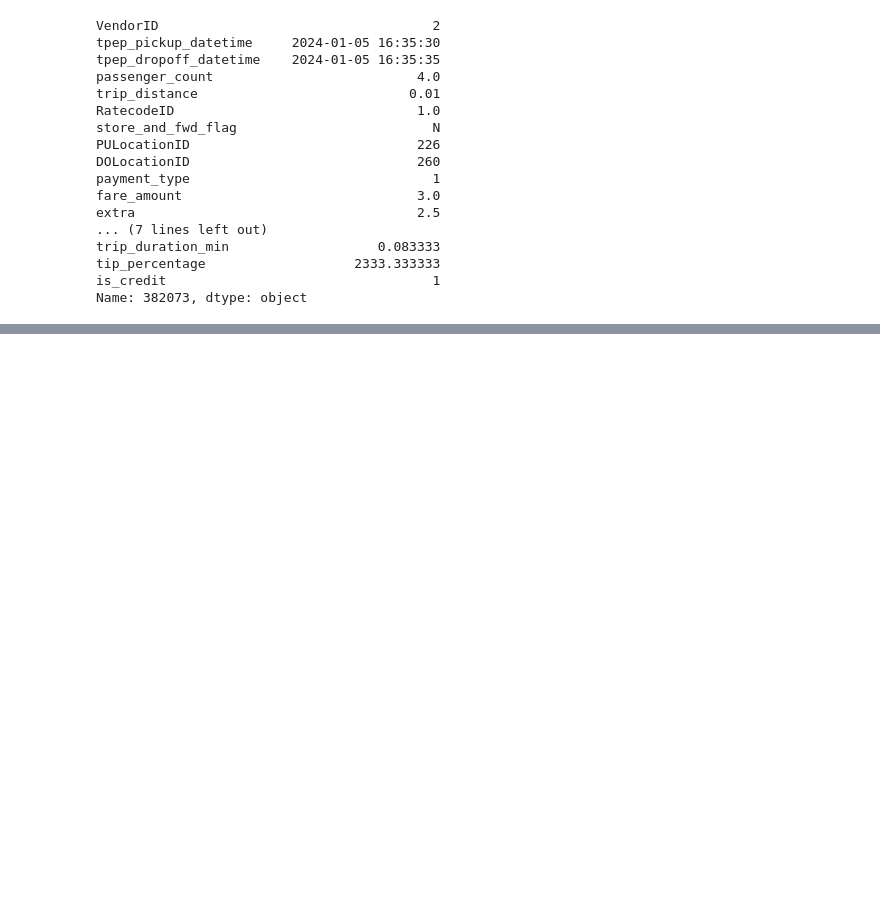
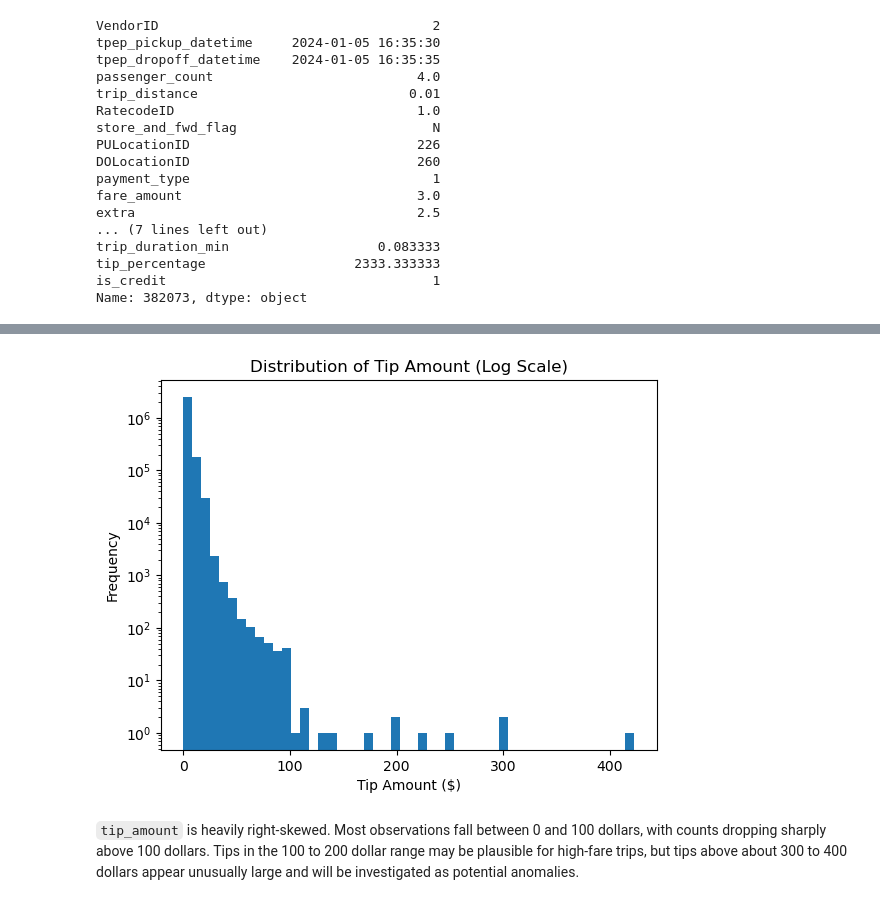
Before and after one commit to inukbaik/nyc-taxi-tipping-analysis, a Jupyter notebook: nyc_taxi_tipping_analysis.ipynb, the cells around one changed output, grey strips where cells are left out. Saved outputs shown, nothing was run; the diff lists cells and outputs as text; code cells hidden in the pictures; blank space fills up the shorter version.

Commit message:
Add initial descriptive analysis and plots on key variables

```diff
--- a/nyc_taxi_tipping_analysis.ipynb
+++ b/nyc_taxi_tipping_analysis.ipynb
@@ -239,0 +289,11 @@ Name: 382073, dtype: object
+# %%
+plt.figure()
+plt.hist(df_clean["tip_amount"] + 0.01, bins=50, log=True)
+plt.xlabel("Tip Amount ($)")
+plt.ylabel("Frequency")
+plt.title("Distribution of Tip Amount (Log Scale)")
+plt.show()
+# %% [output]
+[figure, added]
+# %% [markdown]
+`tip_amount` is heavily right-skewed. Most observations fall between 0 and 100 dollars, with counts dropping sharply above 100 dollars. Tips in the 100 to 200 dollar range may be plausible for high-fare trips, but tips above about 300 to 400 dollars appear unusually large and will be investigated as potential anomalies.
```
Also changed, not shown: parts of 13 cells of this notebook.
